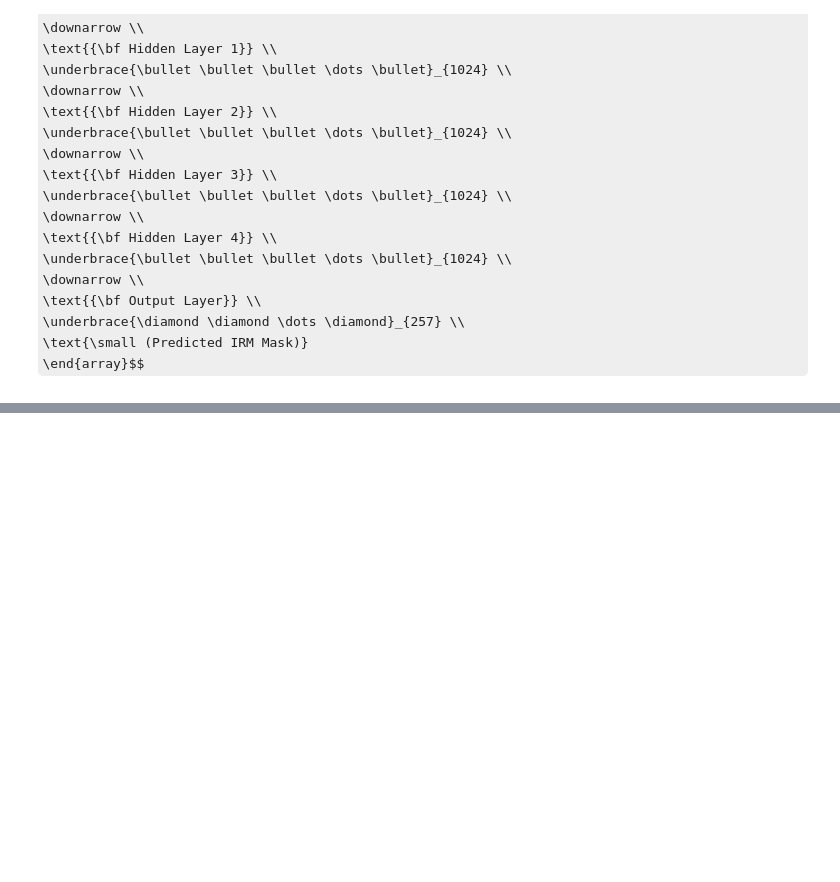
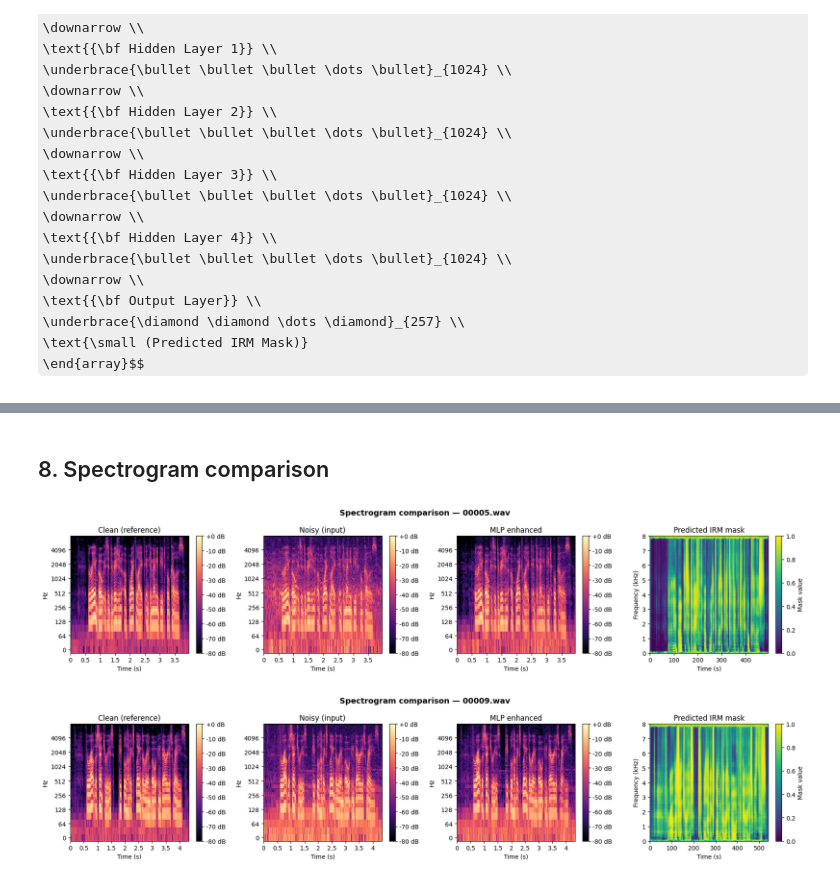
Before and after one commit to MordoTheHacker/Applied-ML-Audio-Denoising-RUG-2026, a Jupyter notebook: notebooks/05_Multi_Layer_Perceptron.ipynb, the cells around one changed output, grey strips where cells are left out. Cells and saved outputs as stored; diff of their text form; code cells hidden in the pictures; some formulas as TeX source; blank space fills up the shorter version.

Commit message:
Added the notebook explaining the mlp and comparing its results with previous methods

```diff
--- a/notebooks/05_Multi_Layer_Perceptron.ipynb
+++ b/notebooks/05_Multi_Layer_Perceptron.ipynb
@@ -161,0 +500,18 @@ def enhance_example(model, noisy_wav_path, stats):
+# %%
+results = {}
+
+for fname in EXAMPLE_FILES:
+    clean_path = CLEAN_DIR / fname
+    noisy_path = NOISY_DIR / fname
+
+    y_clean, _ = sf.read(clean_path)
+    y_noisy, _ = sf.read(noisy_path)
+    y_clean = y_clean.astype(np.float64)
+    y_noisy = y_noisy.astype(np.float64)
+
+    y_enhanced, masks, noisy_mag, phase = enhance_file(noisy_path, model, mean, std)
+
+    results[fname] = dict(clean=y_clean, noisy=y_noisy,
+                          enhanced=y_enhanced, masks=masks,
+                          noisy_mag=noisy_mag)
+    print(f"Enhanced {fname}  — duration: {len(y_clean)/SR:.2f}s")
@@ -161,0 +564,41 @@ def enhance_example(model, noisy_wav_path, stats):
+# %% [markdown]
+## 8. Spectrogram comparison
+# %%
+for fname, r in results.items():
+    y_clean   = r["clean"]
+    y_noisy   = r["noisy"]
+    y_enhanced= r["enhanced"]
+
+    D_clean    = librosa.stft(y_clean,    n_fft=N_FFT, hop_length=HOP_LENGTH)
+    D_noisy    = librosa.stft(y_noisy,    n_fft=N_FFT, hop_length=HOP_LENGTH)
+    D_enhanced = librosa.stft(y_enhanced, n_fft=N_FFT, hop_length=HOP_LENGTH)
+
+    specs  = [np.abs(D_clean), np.abs(D_noisy), np.abs(D_enhanced), r["masks"]]
+    titles = ["Clean (reference)", "Noisy (input)",
+              "MLP enhanced", "Predicted IRM mask"]
+    cmaps  = ["magma", "magma", "magma", "viridis"]
+
+    fig, axes = plt.subplots(1, 4, figsize=(18, 4))
+    for ax, spec, title, cmap in zip(axes, specs, titles, cmaps):
+        if title.endswith("mask"):
+            im = ax.imshow(spec, origin="lower", aspect="auto",
+                           vmin=0, vmax=1, cmap=cmap,
+                           extent=[0, spec.shape[1], 0, SR/2/1000])
+            ax.set_ylabel("Frequency (kHz)")
+            fig.colorbar(im, ax=ax, label="Mask value")
+        else:
+            db = librosa.amplitude_to_db(spec, ref=np.max)
+            im = librosa.display.specshow(db, sr=SR, hop_length=HOP_LENGTH,
+                                          x_axis="time", y_axis="log",
+                                          ax=ax, cmap=cmap)
+            fig.colorbar(im, ax=ax, format="%+2.0f dB")
+        ax.set_title(title)
+        ax.set_xlabel("Time (s)")
+
+    plt.suptitle(f"Spectrogram comparison — {fname}",
+                 fontsize=13, fontweight="bold")
+    plt.tight_layout()
+    plt.show()
+# %% [output]
+[figure, added]
+[figure, added]
```
Also changed, not shown: parts of 42 cells of this notebook, 2 other files.
